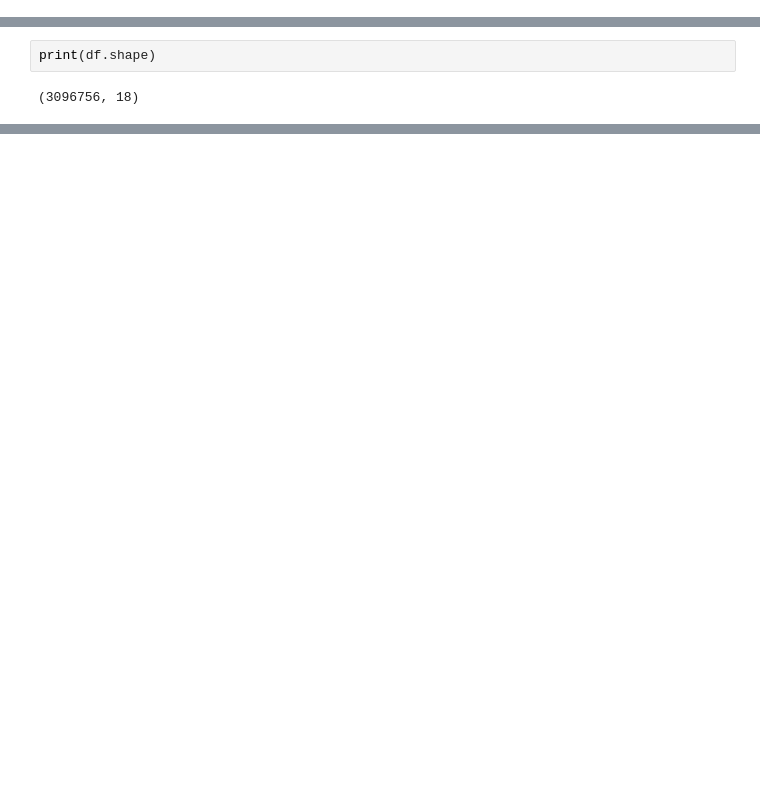
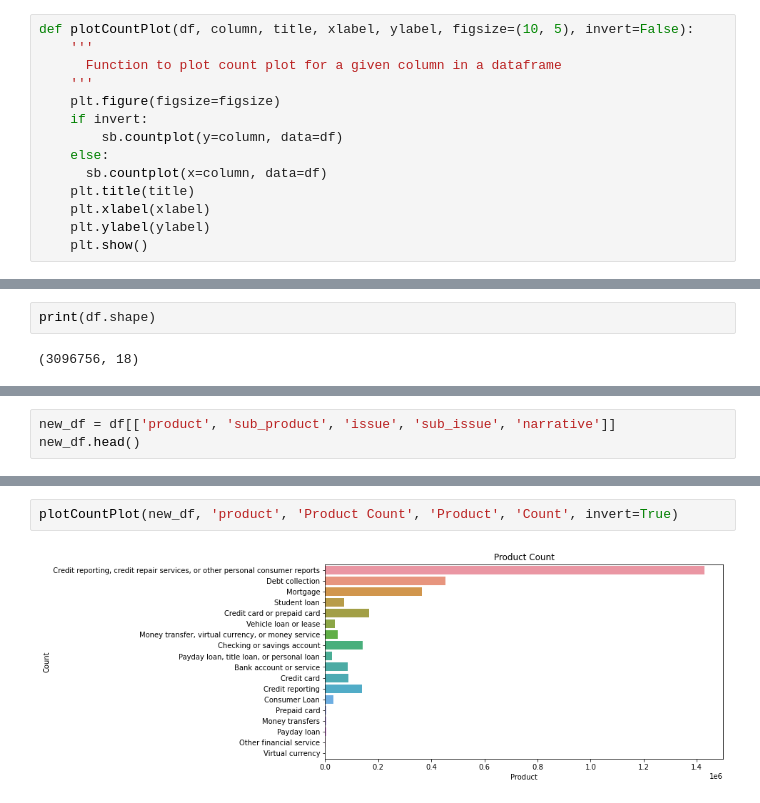
Before and after one commit to tuba-ahmed/complaint-analysis, a Jupyter notebook: code/app/02_Data_Exploration_Anshul_Shandilya.ipynb, the cells around one changed output, grey strips where cells are left out. Saved outputs shown, nothing was run; the diff lists cells and outputs as text; blank space fills up the shorter version.

```diff
--- a/code/app/02_Data_Exploration_Anshul_Shandilya.ipynb
+++ b/code/app/02_Data_Exploration_Anshul_Shandilya.ipynb
@@ -4,0 +9,14 @@ import matplotlib.pyplot as plt
+# %%
+def plotCountPlot(df, column, title, xlabel, ylabel, figsize=(10, 5), invert=False):
+    '''
+      Function to plot count plot for a given column in a dataframe
+    '''
+    plt.figure(figsize=figsize)
+    if invert:
+        sb.countplot(y=column, data=df)
+    else:
+      sb.countplot(x=column, data=df)
+    plt.title(title)
+    plt.xlabel(xlabel)
+    plt.ylabel(ylabel)
+    plt.show()
@@ -40,0 +88,3 @@ sb.countplot(data=df, y='response_to_cust')
+# %%
+new_df = df[['product', 'sub_product', 'issue', 'sub_issue', 'narrative']]
+new_df.head()
@@ -40,0 +98,4 @@ sb.countplot(data=df, y='response_to_cust')
+# %%
+plotCountPlot(new_df, 'product', 'Product Count', 'Product', 'Count', invert=True)
+# %% [output]
+[figure, added]
```
Also changed, not shown: parts of 39 cells of this notebook.
